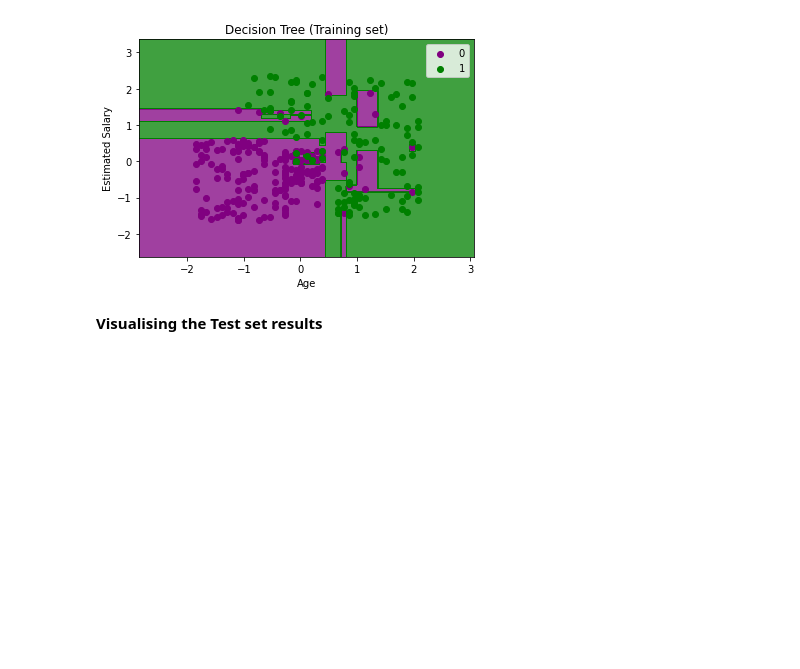
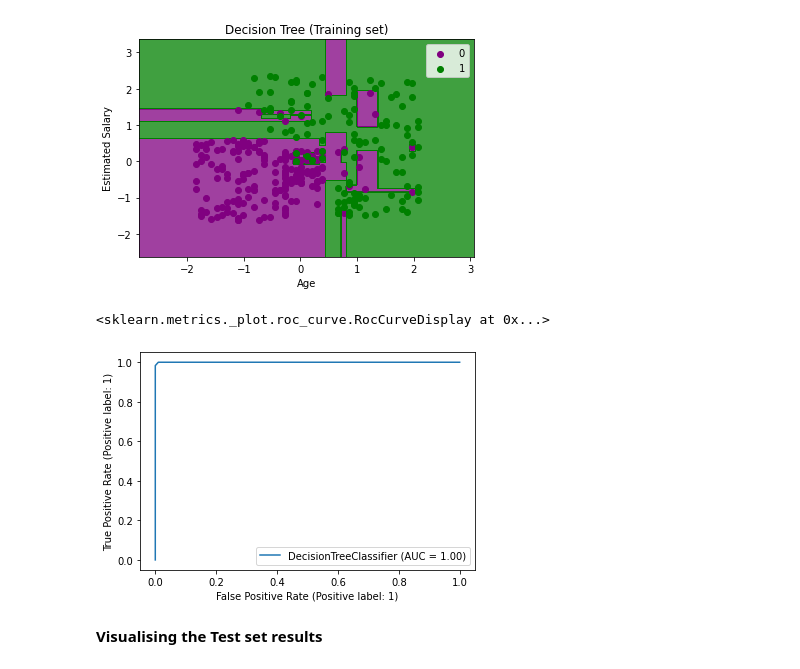
Before and after one commit to JayabharathiRavi/D19_Task_7, a Jupyter notebook: Copy_of_Decision_Trees_Assignment15.ipynb, the cells around one changed output. Cells and saved outputs as stored; diff of their text form; code cells hidden in the pictures; blank space fills up the shorter version.

```diff
--- a/Copy_of_Decision_Trees_Assignment15.ipynb
+++ b/Copy_of_Decision_Trees_Assignment15.ipynb
@@ -87,6 +87,11 @@ plt.show()
 *c* argument looks like a single numeric RGB or RGBA sequence, which should be avoided as value-mapping will have precedence in case its length matches with *x* & *y*.  Please use the *color* keyword- ...
 *c* argument looks like a single numeric RGB or RGBA sequence, which should be avoided as value-mapping will have precedence in case its length matches with *x* & *y*.  Please use the *color* keyword- ...
 [figure]
+# %%
+plot_roc_curve(dt, X_train, y_train)
+# %% [output]
+<sklearn.metrics._plot.roc_curve.RocCurveDisplay at 0x...>
+[figure, added]
 # %% [markdown]
 **Visualising the Test set results**
 # %%
```
Also changed, not shown: parts of 1 cell of this notebook.
